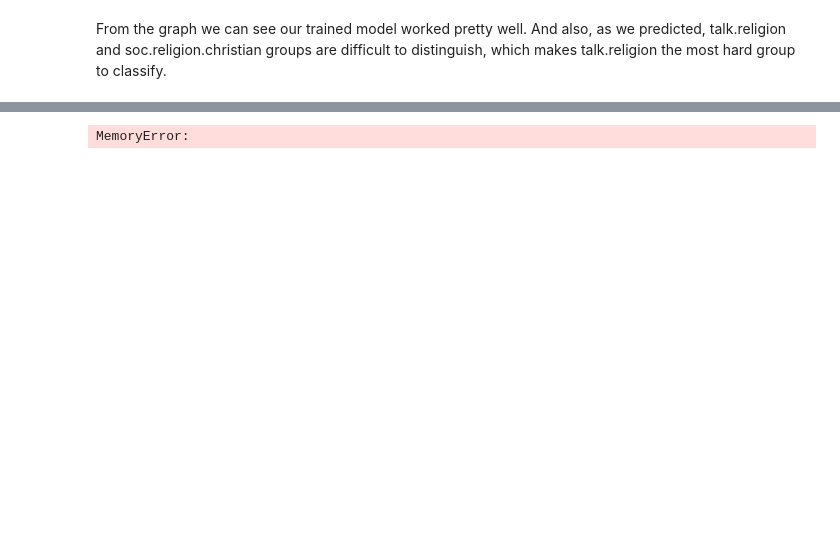
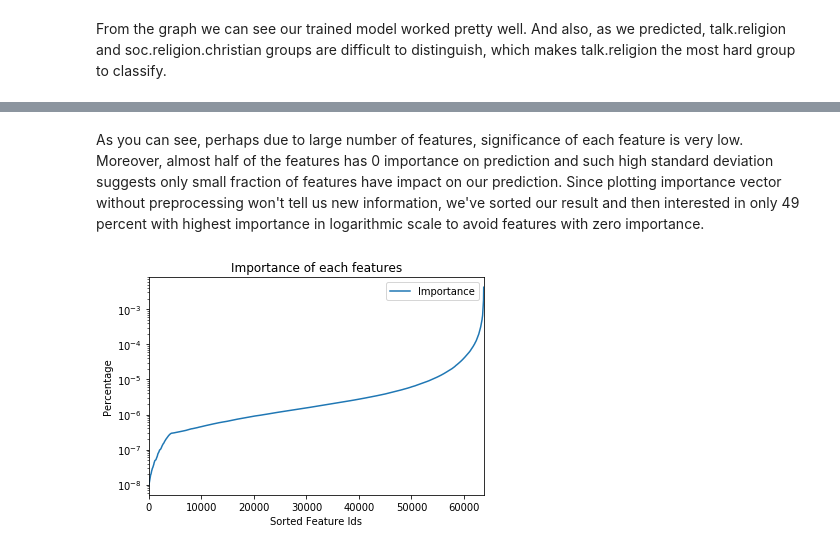
Before and after one commit to antonino-barbera/seanbi, a Jupyter notebook: HW4/Homework 4.ipynb, the cells around one changed output, grey strips where cells are left out. Drawn from its saved outputs; the diff is of its cells as text; code cells hidden in the pictures; blank space fills up the shorter version.

```diff
--- a/HW4/Homework 4.ipynb
+++ b/HW4/Homework 4.ipynb
@@ -583,11 +616,13 @@ From the graph we can see our trained model worked pretty well. And also, as we
+# %% [markdown]
+As you can see, perhaps due to large number of features, significance of each feature is very low. Moreover, almost half of the features has 0 importance on prediction and such high standard deviation suggests only small fraction of features have impact on our prediction.
+Since plotting importance vector without preprocessing won't tell us new information, we've sorted our result and then interested in only 49 percent with highest importance in logarithmic scale to avoid features with zero importance.
 # %%
-importance=forest.feature_importances_
-d = {'Feature Id':range(len(importance)),'Importance': importance}
+ip=np.sort(i)[int(len(i)*0.51):]
+d = {'Sorted Feature Ids':range(len(ip)),'Importance': ip}
 df = pd.DataFrame(data=d)
-ax = df.plot(x='Feature Id',title="Importance of each features")
-ax.set_ylabel("Error rate")
+ax = df.plot(x='Sorted Feature Ids',title="Importance of each features",logy=True)
+ax.set_ylabel("Percentage")
 ax.legend(bbox_to_anchor=(1, 1))
-plt.axvspan(200, 150, color='red', alpha=0.1)
 plt.show()
 # %% [output]
-MemoryError:
+[figure, added]
```
Also changed, not shown: parts of 18 cells of this notebook, 2 other files.
